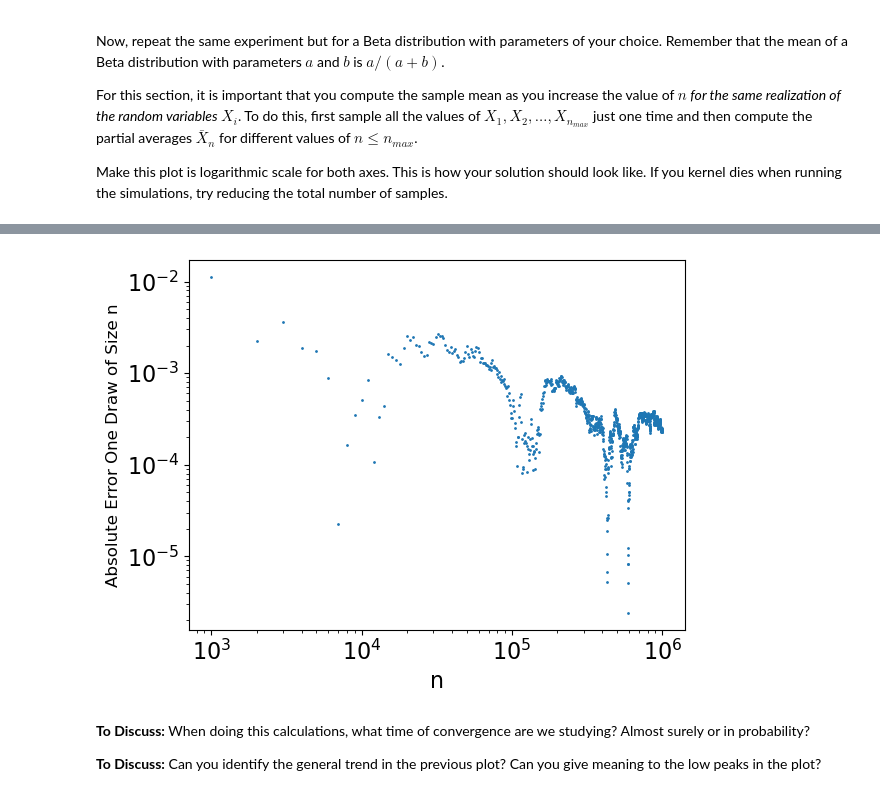
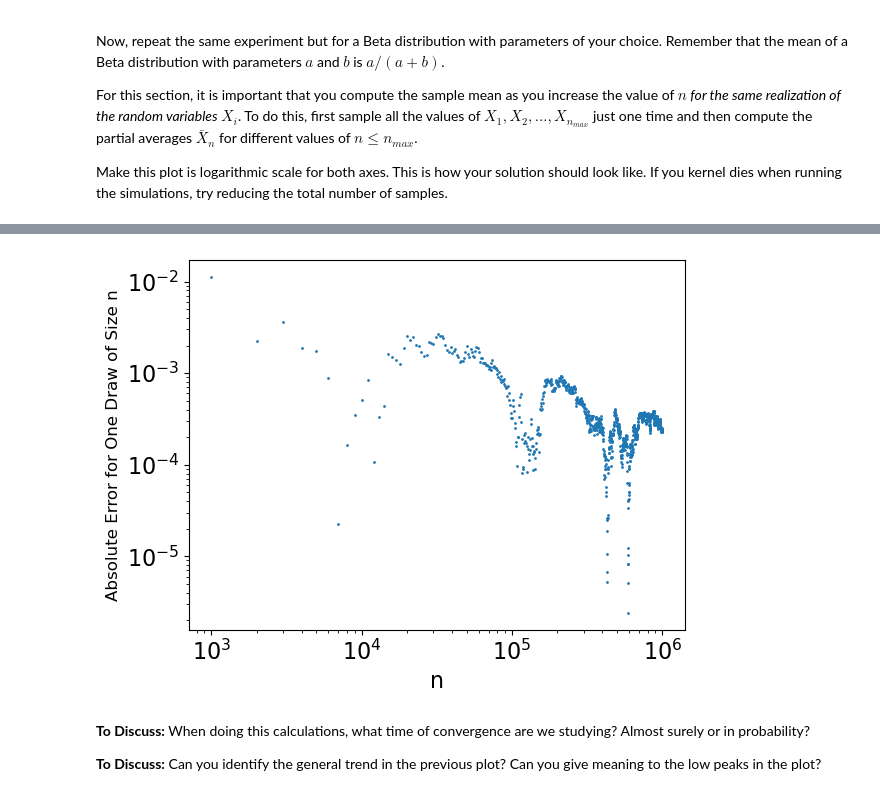
Before and after one commit to UCB-stat-201a-fall23/project02-ijyliu, a Jupyter notebook: Project02-Concentration.ipynb, the cells around one changed output, grey strips where cells are left out. Saved outputs shown, nothing was run; the diff lists cells and outputs as text; code cells hidden in the pictures.

```diff
--- a/Project02-Concentration.ipynb
+++ b/Project02-Concentration.ipynb
@@ -84,35 +84,35 @@ Make this plot is logarithmic scale for both axes. This is how your solution sho
 # %%
 # Create n values useful for the plot x-axis
 n_values = np.arange(start = 1000, stop = 1_000_000, step = 1000)
 n_max = np.max(n_values)
 # A simple choice of beta parameters
 beta_a = 1
 beta_b = 1
 # Big sample matrix
 big_sample = np.random.beta(a = beta_a, b = beta_b, size = n_max)
 
 # Create a list to store sample means
 sample_mean_for_ns = []
 # Loop over values of n
 for n_val in n_values:
     # Take mean of sim_means and append to mean_sample_means
     sample_mean_for_ns.append(np.mean(big_sample[:n_val]))
 
 # Calculate the absolute error as difference between the sample mean and the true mean of the beta distribution
 abs_error = [np.abs(sample_mean - (beta_a / (beta_a + beta_b))) for sample_mean in sample_mean_for_ns]
 
 # Plot n and the sample mean with log scale
 # Create a scatter plot
 # Reduce the size of the points
 plt.scatter(n_values, abs_error, s=1)
 plt.xlabel('n')
 plt.xticks(n_values)
-plt.ylabel('Absolute Error One Draw of Size n', fontsize=12)
+plt.ylabel('Absolute Error for One Draw of Size n', fontsize=12)
 plt.yscale('log')
 plt.xscale('log')
 plt.show()
 # %% [output]
-[figure, old version]
+[figure, new version]
 # %% [markdown]
 **To Discuss:** When doing this calculations, what time of convergence are we studying? Almost surely or in probability?
 
```
Also changed, not shown: parts of 3 cells of this notebook.
